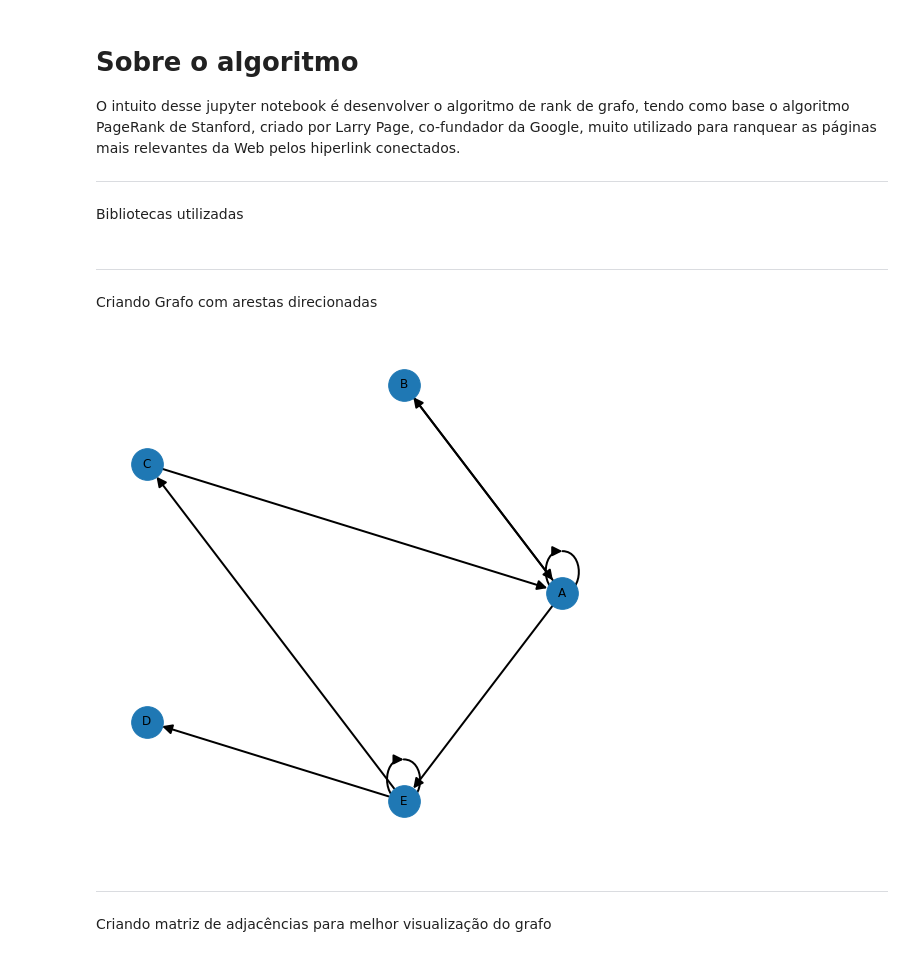
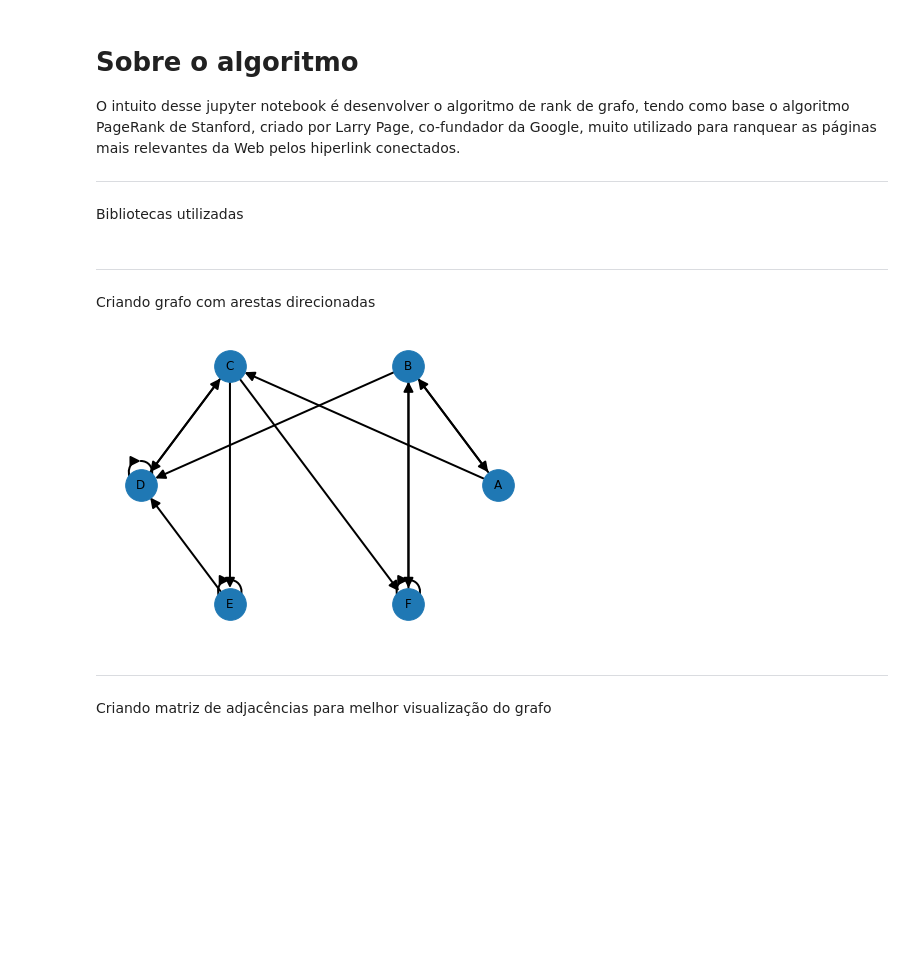
Before and after one commit to andrerochasouza/Rank_to_Page_Algorithm, a Jupyter notebook: rank_to_page/rank_to_graph.ipynb, the cells around one changed output. Saved outputs shown, nothing was run; the diff lists cells and outputs as text; code cells hidden in the pictures; blank space fills up the shorter version.

```diff
--- a/rank_to_page/rank_to_graph.ipynb
+++ b/rank_to_page/rank_to_graph.ipynb
@@ -12,31 +12,31 @@ import networkx as nx
 import random
 # %% [markdown]
 -----------------------
-Criando Grafo com arestas direcionadas
+Criando grafo com arestas direcionadas
 # %%
 def create_graph(nodes, edges):
     G = nx.DiGraph()
     for i in range(nodes):
         G.add_node(chr(i+65))
 
     for i in range(edges):
         G.add_edge(chr(random.randint(65, nodes+64)), chr(random.randint(65, nodes+64)))
 
     return G
 
-G = create_graph(5, 10)
+G = create_graph(6, 15)
 
 options = {
     'arrowsize': 20,
     'width': 2,
     'arrowstyle': '-|>'
 }
 
 pos = nx.circular_layout(G, scale=1)
 nx.draw(G, pos, with_labels=True, **options, node_size=1000)
 plt.show()
 # %% [output]
-[figure, old version]
+[figure, new version]
 # %% [markdown]
 ----------------
 Criando matriz de adjacências para melhor visualização do grafo
```
Also changed, not shown: parts of 10 cells of this notebook.
